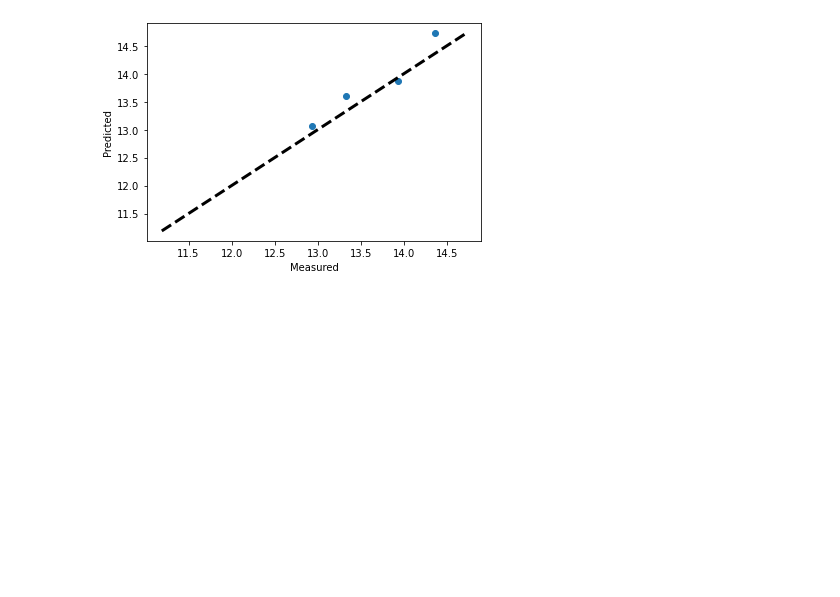
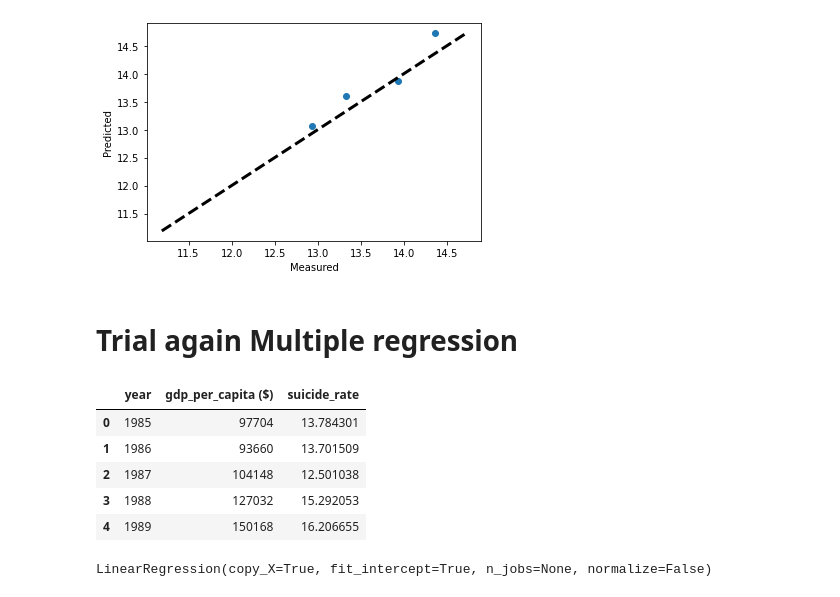
Before and after one commit to mguner-data/Global_Suicide_Data_Analysis, a Jupyter notebook: Final_Presentation_SuicideSquad.ipynb, the cells around one changed output. Cells and saved outputs as stored; diff of their text form; code cells hidden in the pictures; blank space fills up the shorter version.

```diff
--- a/Final_Presentation_SuicideSquad.ipynb
+++ b/Final_Presentation_SuicideSquad.ipynb
@@ -1641,3 +1653,22 @@ plt.savefig("Images_sn/Predicted versus measured-Mulitvariaate regression_Part2.
 plt.show()
 # %% [output]
 [figure]
+# %% [markdown]
+# Trial again Multiple regression
+# %%
+Singapore = merged_suicide_df[merged_suicide_df["country"]=="Singapore"].reset_index()
+Singapore_total=Singapore.groupby(["year"]).sum()[['suicides_no','population','gdp_per_capita ($)']].reset_index()
+
+#Rate of Suicides per 100k population
+
+Singapore_total['suicide_rate'] = (Singapore_total['suicides_no']/Singapore_total['population'])*100000
+
+Singapore_total = Singapore_total.drop(["suicides_no","population"],axis = 1)
+Singapore_total.head()
+# %% [output]
+|  | year | gdp_per_capita ($) | suicide_rate |
+| 0 | 1985 | 97704 | 13.784301 |
+| 1 | 1986 | 93660 | 13.701509 |
+| 2 | 1987 | 104148 | 12.501038 |
+| 3 | 1988 | 127032 | 15.292053 |
+| 4 | 1989 | 150168 | 16.206655 |
@@ -1643,0 +1680,4 @@ plt.show()
+# %%
+linear_regression.fit(input_vars,output_var)
+# %% [output]
+LinearRegression(copy_X=True, fit_intercept=True, n_jobs=None, normalize=False)
```
Also changed, not shown: parts of 10 cells of this notebook, 10 other files.
